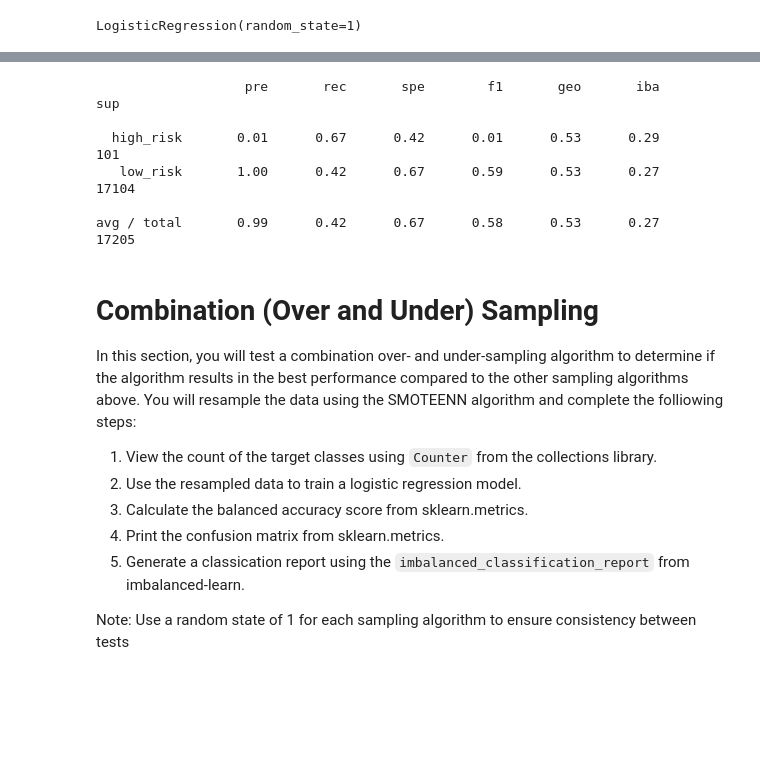
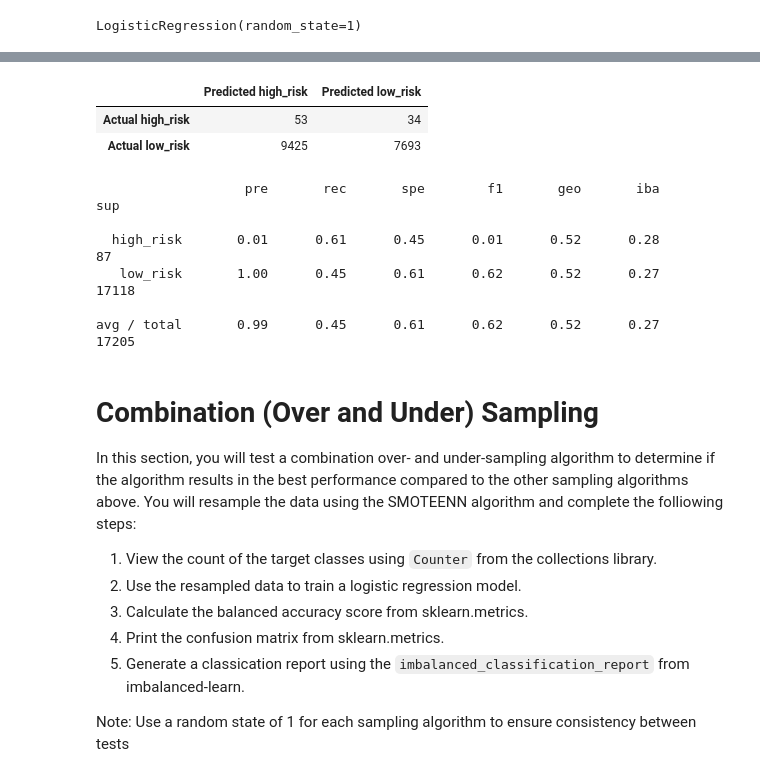
Before and after one commit to indiasc01/Credit_Risk_Analysis, a Jupyter notebook: credit_risk_resampling.ipynb, the cells around one changed output, grey strips where cells are left out. Cells and saved outputs as stored; diff of their text form; code cells hidden in the pictures; blank space fills up the shorter version.

```diff
--- a/credit_risk_resampling.ipynb
+++ b/credit_risk_resampling.ipynb
@@ -219,5 +261,8 @@ Note: Use a random state of 1 for each sampling algorithm to ensure consistency
 # %%
 # Resample the data using the ClusterCentroids resampler
 # Warning: This is a large dataset, and this step may take some time to complete
-# YOUR CODE HERE
+from imblearn.under_sampling import ClusterCentroids
+cc = ClusterCentroids(random_state=1)
+X_resampled, y_resampled = cc.fit_resample(X_train, y_train)
+Counter(y_resampled)
 # %% [output]
@@ -225,9 +270,10 @@ Counter({'loan_status': 1})
 # %%
 # Train the Logistic Regression model using the resampled data
-# YOUR CODE HERE
+logreg.fit(X_resampled, y_resampled)
 # %% [output]
 LogisticRegression(random_state=1)
 # %%
 # Calculated the balanced accuracy score
-# YOUR CODE HERE
+y_pred = logreg.predict(X_test)
+balanced_accuracy_score(y_test, y_pred)
 # %% [output]
@@ -241,13 +281,25 @@ array([[   68,    33],
+# %%
+# Display the confusion matrix
+cm = confusion_matrix(y_test, y_pred)
+
+cm_df = pd.DataFrame(
+    cm, index=["Actual high_risk", "Actual low_risk"], columns=["Predicted high_risk", "Predicted low_risk"])
+
+cm_df
+# %% [output]
+|  | Predicted high_risk | Predicted low_risk |
+| Actual high_risk | 53 | 34 |
+| Actual low_risk | 9425 | 7693 |
 # %%
 # Print the imbalanced classification report
-# YOUR CODE HERE
+print(classification_report_imbalanced(y_test, y_pred))
 # %% [output]
                    pre       rec       spe        f1       geo       iba       sup
 
-  high_risk       0.01      0.67      0.42      0.01      0.53      0.29       101
-   low_risk       1.00      0.42      0.67      0.59      0.53      0.27     17104
+  high_risk       0.01      0.61      0.45      0.01      0.52      0.28        87
+   low_risk       1.00      0.45      0.61      0.62      0.52      0.27     17118
 
-avg / total       0.99      0.42      0.67      0.58      0.53      0.27     17205
+avg / total       0.99      0.45      0.61      0.62      0.52      0.27     17205
 # %% [markdown]
 # Combination (Over and Under) Sampling
 
```
Also changed, not shown: parts of 21 cells of this notebook, 1 other file.
